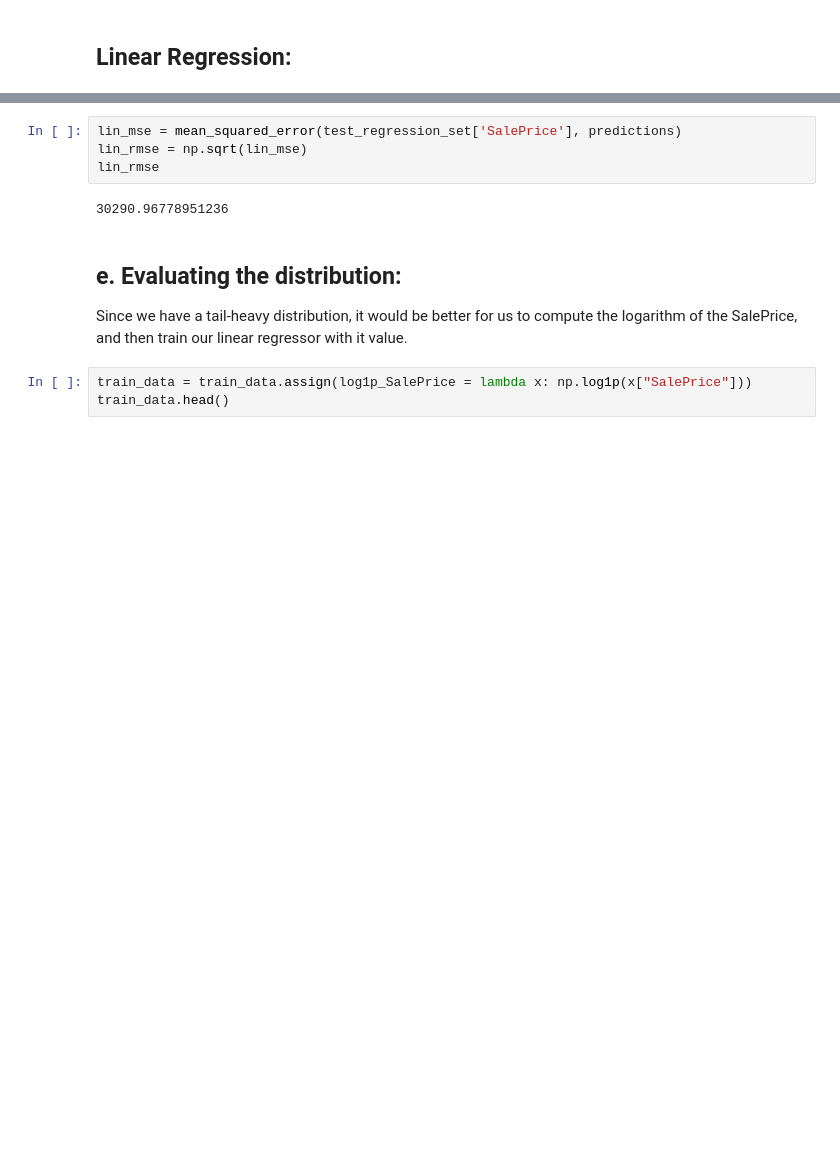
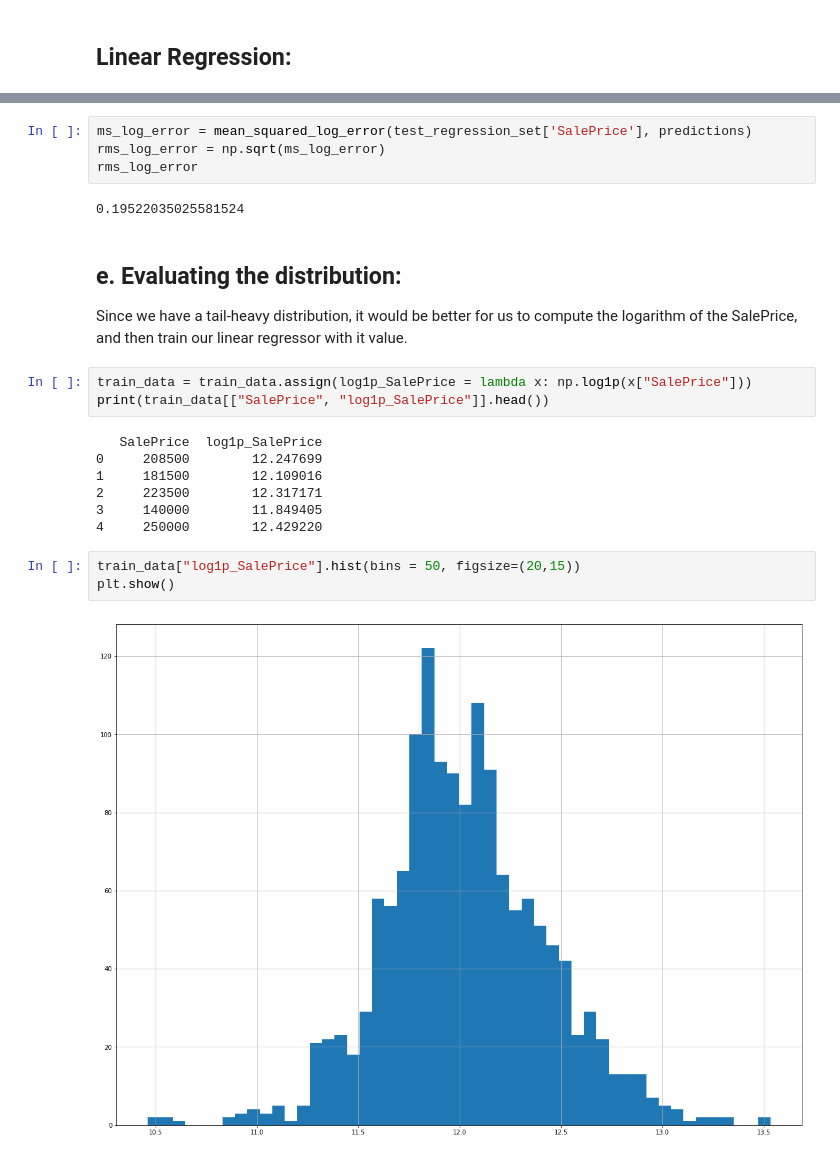
Before and after one commit to miguelfs/house-prices, a Jupyter notebook: trabalho_ML.ipynb, the cells around one changed output, grey strips where cells are left out. Cells and saved outputs as stored; diff of their text form; blank space fills up the shorter version.

```diff
--- a/trabalho_ML.ipynb
+++ b/trabalho_ML.ipynb
@@ -386,12 +403,24 @@ Populating the interactive namespace from numpy and matplotlib
 # %%
-lin_mse = mean_squared_error(test_regression_set['SalePrice'], predictions)
-lin_rmse = np.sqrt(lin_mse)
-lin_rmse
+ms_log_error = mean_squared_log_error(test_regression_set['SalePrice'], predictions)
+rms_log_error = np.sqrt(ms_log_error)
+rms_log_error
 # %% [output]
-30290.96778951236
+0.19522035025581524
 # %% [markdown]
 ## e. Evaluating the distribution: ##
 Since we have a tail-heavy distribution, it would be better for us to compute the logarithm of the SalePrice, and then train our linear regressor with it value.
 # %%
 train_data = train_data.assign(log1p_SalePrice = lambda x: np.log1p(x["SalePrice"]))
-train_data.head()
+print(train_data[["SalePrice", "log1p_SalePrice"]].head())
+# %% [output]
+   SalePrice  log1p_SalePrice
+0     208500        12.247699
+1     181500        12.109016
+2     223500        12.317171
+3     140000        11.849405
+4     250000        12.429220
+# %%
+train_data["log1p_SalePrice"].hist(bins = 50, figsize=(20,15))
+plt.show()
+# %% [output]
+[figure, added]
```
Also changed, not shown: parts of 26 cells of this notebook.
